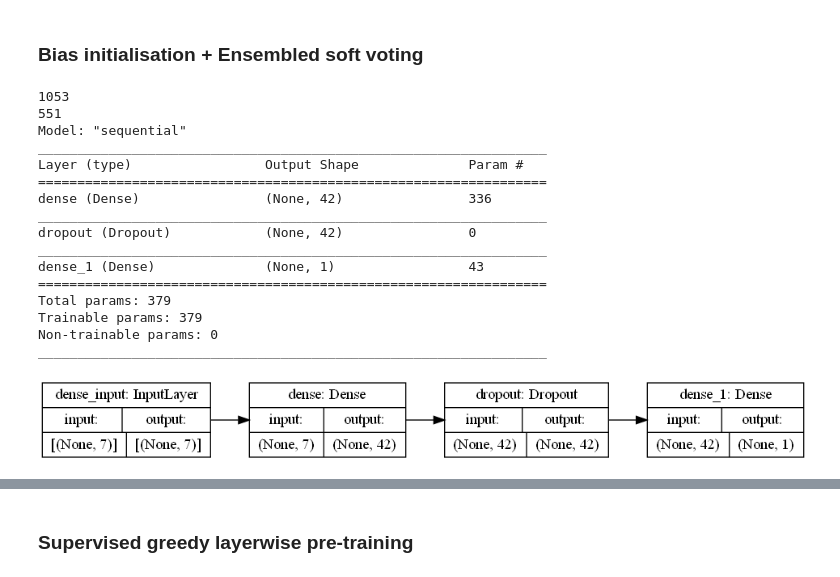
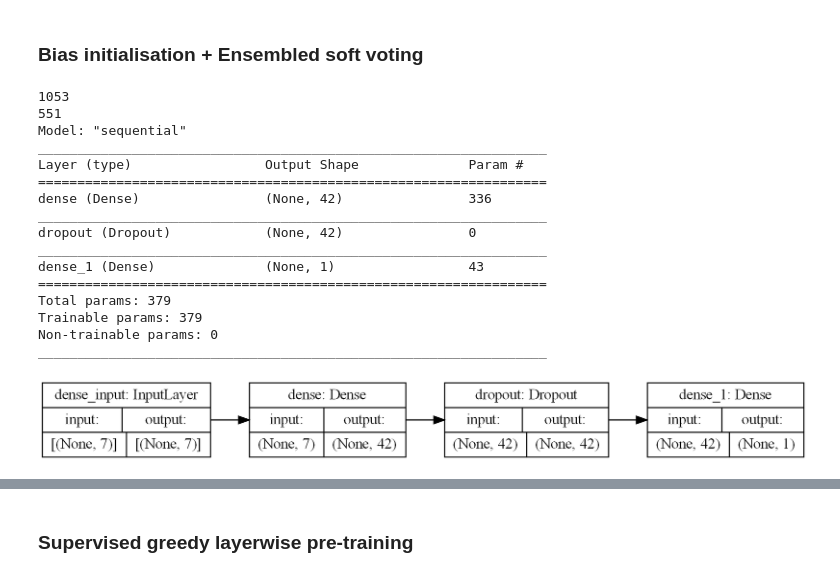
Before and after one commit to abhimanyu911/bcu-classification, a Jupyter notebook: plotting.ipynb, the cells around one changed output, grey strips where cells are left out. Drawn from its saved outputs; the diff is of its cells as text; code cells hidden in the pictures.

```diff
--- a/plotting.ipynb
+++ b/plotting.ipynb
@@ -3,6 +3,8 @@ from utils import *
 from sklearn.metrics import roc_curve, roc_auc_score,classification_report
 from sklearn.metrics import confusion_matrix, ConfusionMatrixDisplay
 sns.set(style="darkgrid")
+import matplotlib.pyplot as plt
+plt.rcParams["figure.dpi"] = 150
 # %%
 set_seed(0)
 # %% [output]
@@ -93,35 +95,35 @@ standard_nn_classifier = tf.keras.models.Sequential([
             tf.keras.layers.Dense(1, activation='sigmoid', bias_initializer = output_bias)
         ])
 standard_nn_classifier.summary()
 
 tf.keras.utils.plot_model(
     standard_nn_classifier,
     to_file="bias_init.png",
     show_shapes=True,
     show_dtype=False,
     show_layer_names=True,
     rankdir="LR",
     expand_nested=False,
-    dpi=96
+    dpi=200
 )
 # %% [output]
 1053
 551
 Model: "sequential"
 _________________________________________________________________
 Layer (type)                 Output Shape              Param #
 =================================================================
 dense (Dense)                (None, 42)                336
 _________________________________________________________________
 dropout (Dropout)            (None, 42)                0
 _________________________________________________________________
 dense_1 (Dense)              (None, 1)                 43
 =================================================================
 Total params: 379
 Trainable params: 379
 Non-trainable params: 0
 _________________________________________________________________
-[figure, old version]
+[figure, new version]
 # %%
 create_and_plot_histograms_cm_and_roc(standard_nn_classifier, X_train, 'Predicted Distribution (Training Data)', 'bias_init', [40,41], [0.1,0.9], False)
 create_and_plot_histograms_cm_and_roc(standard_nn_classifier, X_val, 'Predicted Distribution (Validation Data)', 'bias_init', [40,41], [0.1,0.9], False)
```
Also changed, not shown: parts of 7 cells of this notebook, 4 other files.
